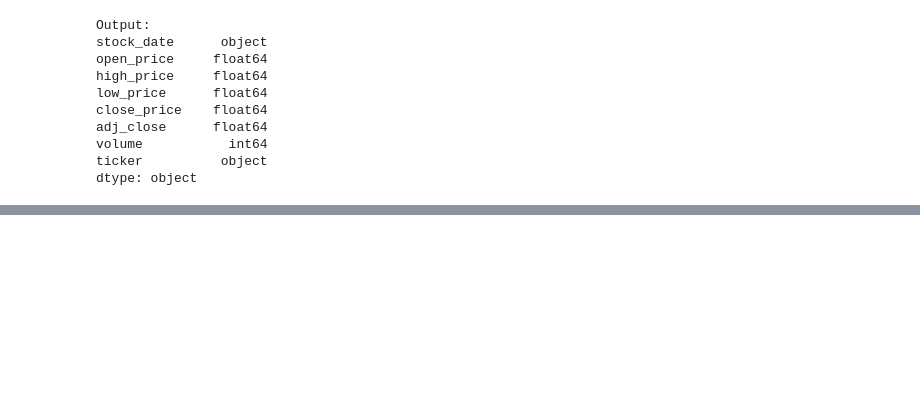
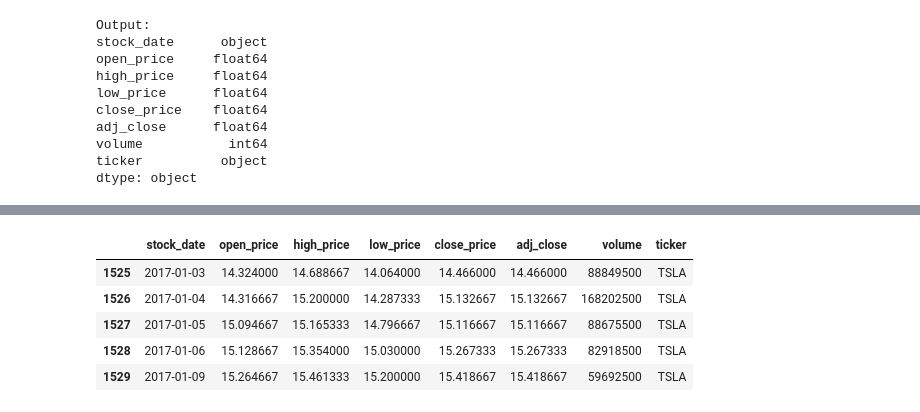
Before and after one commit to joshuaheine/FinancialAnalysisForCompanies, a Jupyter notebook: stockCalculator/Financial Analysis.ipynb, the cells around one changed output, grey strips where cells are left out. Saved outputs shown, nothing was run; the diff lists cells and outputs as text; code cells hidden in the pictures; blank space fills up the shorter version.

```diff
--- a/stockCalculator/Financial Analysis.ipynb
+++ b/stockCalculator/Financial Analysis.ipynb
@@ -190 +260,10 @@ df_tsla.describe()
+# %%
+df_tsla.head()
+# %% [output]
+|  | stock_date | open_price | high_price | low_price | close_price | adj_close | volume | ticker |
+| 1525 | 2017-01-03 | 14.324000 | 14.688667 | 14.064000 | 14.466000 | 14.466000 | 88849500 | TSLA |
+| 1526 | 2017-01-04 | 14.316667 | 15.200000 | 14.287333 | 15.132667 | 15.132667 | 168202500 | TSLA |
+| 1527 | 2017-01-05 | 15.094667 | 15.165333 | 14.796667 | 15.116667 | 15.116667 | 88675500 | TSLA |
+| 1528 | 2017-01-06 | 15.128667 | 15.354000 | 15.030000 | 15.267333 | 15.267333 | 82918500 | TSLA |
+| 1529 | 2017-01-09 | 15.264667 | 15.461333 | 15.200000 | 15.418667 | 15.418667 | 59692500 | TSLA |
 # %%
```
Also changed, not shown: parts of 31 cells of this notebook.
